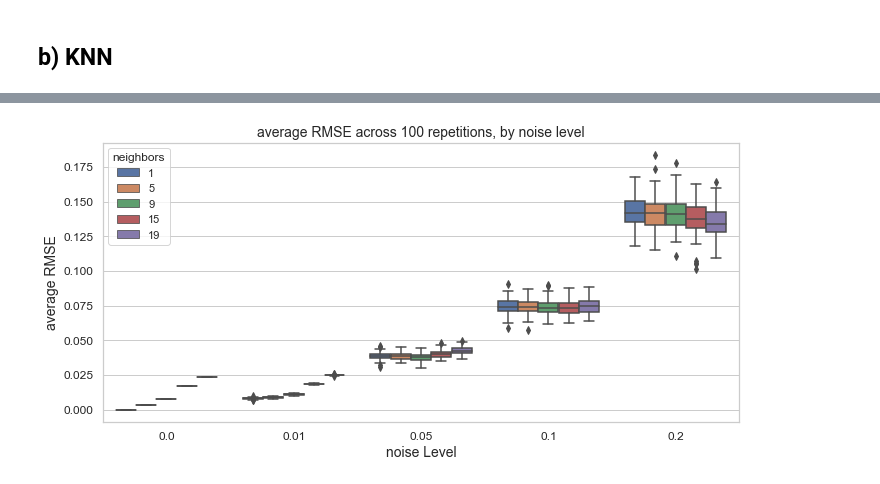
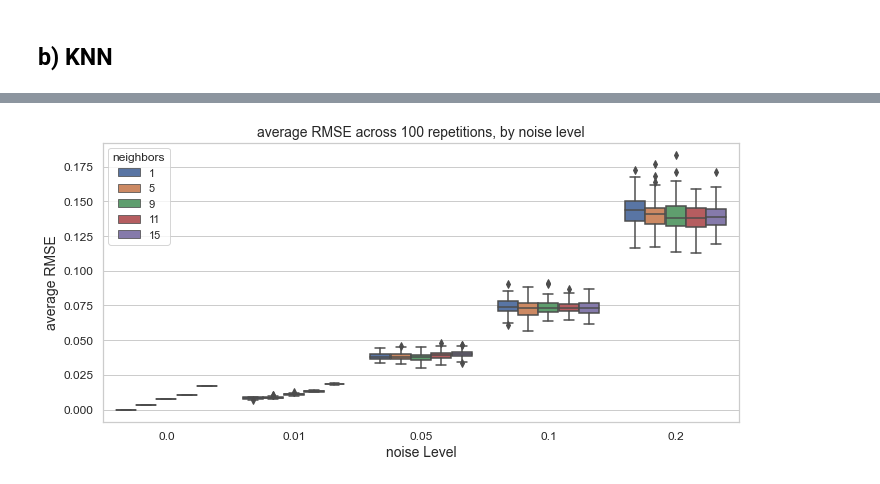
Before and after one commit to kylemjonesislanders/md-anderson, a Jupyter notebook: spectral-unmixing/simulation_experiment.ipynb, the cells around one changed output, grey strips where cells are left out. Saved outputs shown, nothing was run; the diff lists cells and outputs as text; code cells hidden in the pictures.

```diff
--- a/spectral-unmixing/simulation_experiment.ipynb
+++ b/spectral-unmixing/simulation_experiment.ipynb
@@ -598,20 +599,20 @@ axs[1, 1].title.set_text('Noise Level = 0.2')
 # %%
 # Box Plots of select k values
 fig, ax = plt.subplots(figsize = (10,5))
 sns.set(style="whitegrid")
 sns.boxplot(x='noise_level', y='avg_rmse', hue='neighbors',
-            data = results.loc[results['neighbors'].isin([1,5,9,15,19])])
+            data = results.loc[results['neighbors'].isin([1,5,9,11,15])])
 ax.set_xlabel("noise Level",
               fontsize=14)
 ax.set_ylabel("average RMSE",
               fontsize=14)
 ax.set_title("average RMSE across 100 repetitions, by noise level",
              fontsize=14)
 for tick in ax.xaxis.get_major_ticks():
     tick.label.set_fontsize(12)
 for tick in ax.yaxis.get_major_ticks():
     tick.label.set_fontsize(12)
 fig.tight_layout()
 plt.show()
 # %% [output]
-[figure, old version]
+[figure, new version]
```
Also changed, not shown: parts of 10 cells of this notebook.
